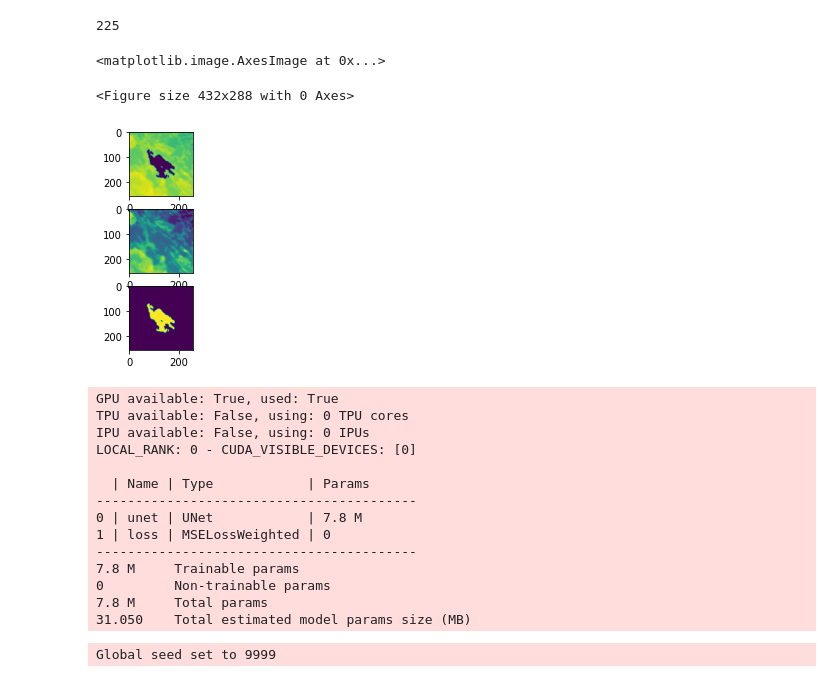
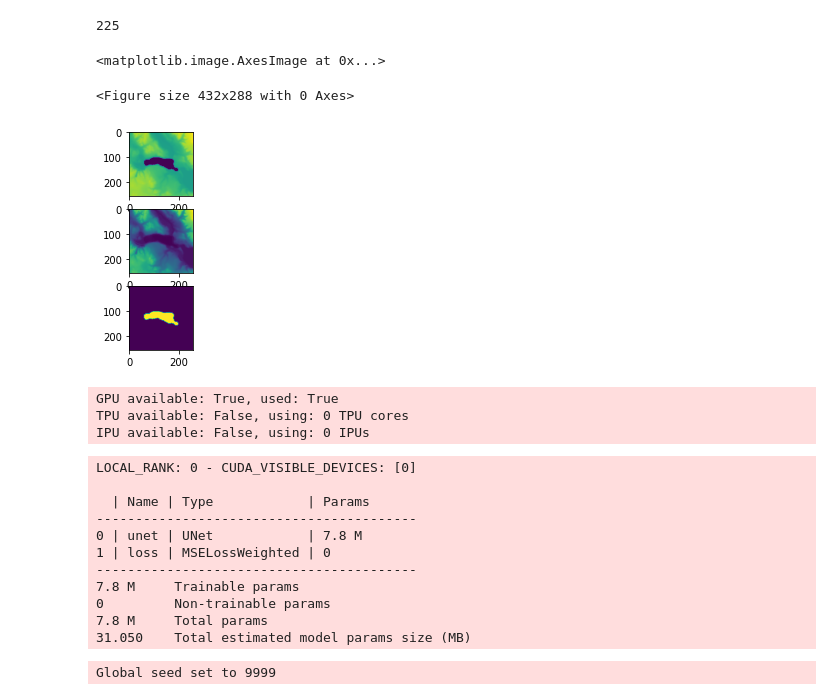
Before and after one commit to KennethTM/autoencoder-for-lake-bathymetry, a Jupyter notebook: dem_autoencoder.ipynb, the cells around one changed output. Drawn from its saved outputs; the diff is of its cells as text; code cells hidden in the pictures.

```diff
--- a/dem_autoencoder.ipynb
+++ b/dem_autoencoder.ipynb
@@ -316,7 +316,8 @@ axarr[2].imshow(tmp_hat_np)
 [figure]
 # %%
 train_transform = A.Compose([
-    #A.ShiftScaleRotate(p=0.25, interpolation=cv2.INTER_NEAREST, border_mode=cv2.BORDER_CONSTANT),
+    A.RandomResizedCrop(p=0.25, height=256, width=256, scale=(0.5, 1), interpolation=cv2.INTER_LINEAR),
+    A.ShiftScaleRotate(p=0.25, border_mode=cv2.BORDER_CONSTANT, interpolation=cv2.INTER_LINEAR),
     A.RandomRotate90(p=0.25),
     A.Flip(p=0.25)
 ])
@@ -387,19 +388,19 @@ train_ds = Lakes(train_list, train_transform)
 valid_ds = Lakes(valid_list)
 test_ds = Lakes(test_list)
 # %%
-tmp_in, tmp_target, tmp_mask = valid_ds[1]
+tmp_in, tmp_target, tmp_mask = train_ds[1]
 
 tmp_in_np = tmp_in.squeeze().numpy()
 tmp_target_np = tmp_target.squeeze().numpy()
 tmp_mask_np = tmp_mask.squeeze().numpy()
 
 plt.figure()
 f, axarr = plt.subplots(3,1)
 axarr[0].imshow(tmp_in_np)
 axarr[1].imshow(tmp_target_np)
 axarr[2].imshow(tmp_mask_np)
 # %% [output]
 <matplotlib.image.AxesImage at 0x...>
 <Figure size 432x288 with 0 Axes>
-[figure, old version]
+[figure, new version]
 # %%
@@ -409,15 +410,19 @@ test_dl = DataLoader(test_ds, batch_size=16, num_workers=4)
 # %%
 lake_model = AutoEncoder.load_from_checkpoint("lightning_logs/version_8/checkpoints/epoch=198-step=99499.ckpt")
+# %%
+checkpoint_callback = ModelCheckpoint(monitor="val_loss") #save last also
+
+trainer = pl.Trainer(gpus=1,
+                     max_epochs=100,
+                     callbacks=[checkpoint_callback])
+# %% [output]
+GPU available: True, used: True
+TPU available: False, using: 0 TPU cores
+IPU available: False, using: 0 IPUs
 # %%
-trainer = pl.Trainer(gpus=1,
-                     max_epochs=100,
-                     callbacks=[checkpoint_callback])
 
 trainer.fit(lake_model, train_dl, valid_dl)
 # %% [output]
-GPU available: True, used: True
-TPU available: False, using: 0 TPU cores
-IPU available: False, using: 0 IPUs
 LOCAL_RANK: 0 - CUDA_VISIBLE_DEVICES: [0]
 
   | Name | Type            | Params
```
Also changed, not shown: parts of 13 cells of this notebook.
